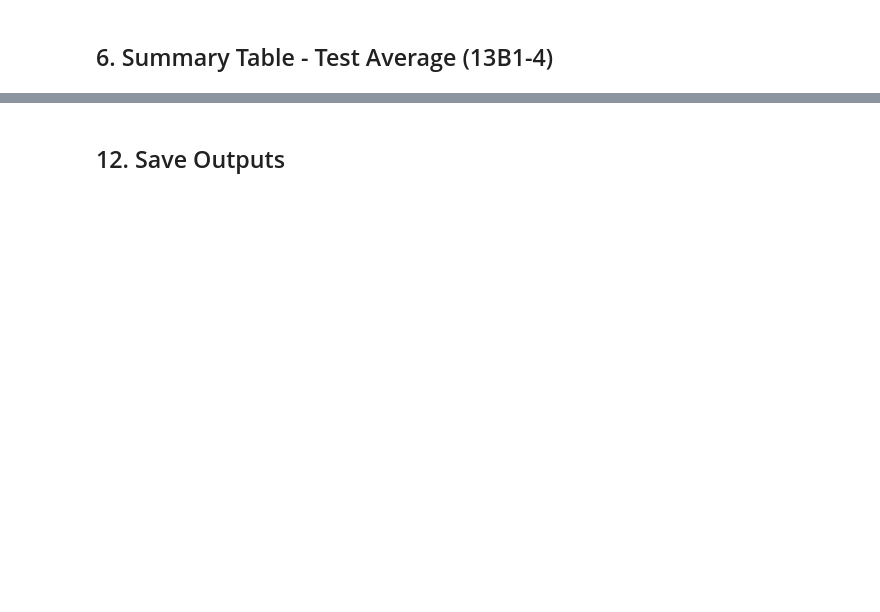
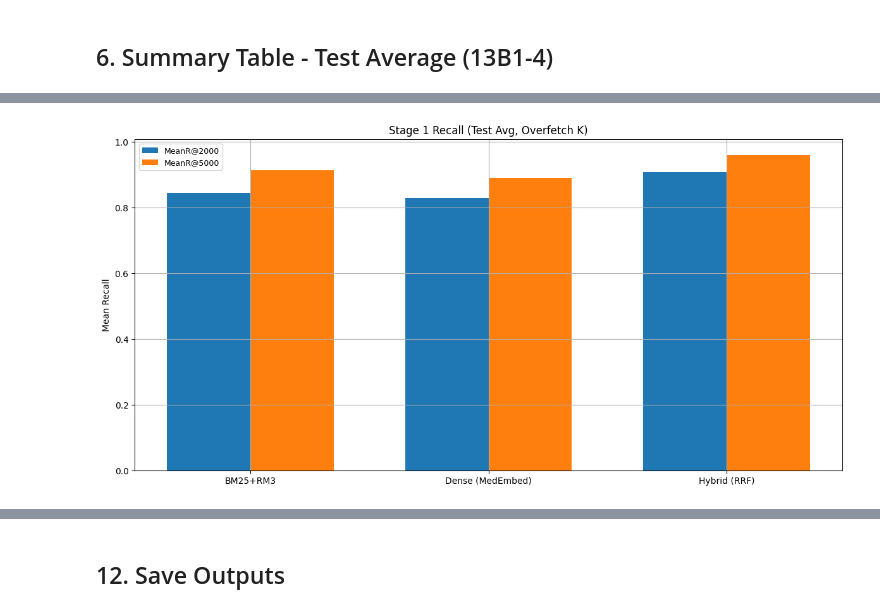
Before and after one commit to fulaibaowang/BioASQ, a Jupyter notebook: notebooks/analyze_results.ipynb, the cells around one changed output, grey strips where cells are left out. Saved outputs shown, nothing was run; the diff lists cells and outputs as text; code cells hidden in the pictures; blank space fills up the shorter version.

```diff
--- a/notebooks/analyze_results.ipynb
+++ b/notebooks/analyze_results.ipynb
@@ -303,0 +261,99 @@ plt.show()
+# %%
+# --- Stage 1: Recall at overfetch K (2000/5000) ---
+stage1_methods = ["BM25+RM3", "Dense (MedEmbed)", "Hybrid (RRF)"]
+
+rows = []
+for method in stage1_methods:
+    data = df_test[df_test["method"] == method]
+    if data.empty:
+        continue
+    row = {"method": method}
+    for k in [2000, 5000]:
+        col = f"MeanR@{k}"
+        row[col] = data[col].mean() if col in data.columns else np.nan
+    rows.append(row)
+
+stage1_overfetch_df = pd.DataFrame(rows)
+print(stage1_overfetch_df.round(3).to_string(index=False))
+
+fig, ax = plt.subplots()
+x = np.arange(len(stage1_overfetch_df))
+width = 0.35
+
+ax.bar(x - width / 2, stage1_overfetch_df["MeanR@2000"], width, label="MeanR@2000")
+ax.bar(x + width / 2, stage1_overfetch_df["MeanR@5000"], width, label="MeanR@5000")
+
+ax.set_xticks(x)
+ax.set_xticklabels(stage1_overfetch_df["method"], rotation=0)
+ax.set_ylabel("Mean Recall")
+ax.set_title("Stage 1 Recall (Test Avg, Overfetch K)")
+ax.legend(fontsize=9)
+
+fig_path = figures_dir / "03_stage1_overfetch_recall.png"
+plt.tight_layout()
+plt.savefig(fig_path, dpi=150, bbox_inches="tight")
+print("Saved:", fig_path)
+plt.show()
+
+# --- Rerankers: Precision at top ranks (MAP@10, MRR@10) ---
+reranker_methods = ["Reranker MiniLM", "BGE v2 (len=200)", "BGE v2 (len=512)"]
+
+reranker_precision_df = df_summary[df_summary["method"].isin(reranker_methods)].copy()
+reranker_precision_df = reranker_precision_df.dropna(subset=["MAP@10", "MRR@10"])
+
+fig, axes = plt.subplots(1, 2, figsize=(14, 5))
+
+ax = axes[0]
+ax.barh(reranker_precision_df["method"], reranker_precision_df["MAP@10"])
+ax.set_xlabel("MAP@10")
+ax.set_title("Reranker MAP@10 (Test Avg)")
+
+ax = axes[1]
+ax.barh(reranker_precision_df["method"], reranker_precision_df["MRR@10"])
+ax.set_xlabel("MRR@10")
+ax.set_title("Reranker MRR@10 (Test Avg)")
+
+fig_path = figures_dir / "04_reranker_precision.png"
+plt.tight_layout()
+plt.savefig(fig_path, dpi=150, bbox_inches="tight")
+print("Saved:", fig_path)
+plt.show()
+
+# --- Rerankers: Recall at smaller K (200/500) ---
+rows = []
+for method in reranker_methods:
+    data = df_test[df_test["method"] == method]
+    if data.empty:
+        continue
+    row = {"method": method}
+    for k in [200, 500]:
+        col = f"MeanR@{k}"
+        row[col] = data[col].mean() if col in data.columns else np.nan
+    rows.append(row)
+
+reranker_recall_df = pd.DataFrame(rows)
+print(reranker_recall_df.round(3).to_string(index=False))
+
+hybrid_row = stage1_overfetch_df[stage1_overfetch_df["method"] == "Hybrid (RRF)"]
+if not hybrid_row.empty and "MeanR@2000" in hybrid_row.columns:
+    print("Hybrid MeanR@2000 (test avg):", float(hybrid_row["MeanR@2000"]))
+
+fig, ax = plt.subplots()
+x = np.arange(len(reranker_recall_df))
+width = 0.35
+
+ax.bar(x - width / 2, reranker_recall_df["MeanR@200"], width, label="MeanR@200")
+ax.bar(x + width / 2, reranker_recall_df["MeanR@500"], width, label="MeanR@500")
+
+ax.set_xticks(x)
+ax.set_xticklabels(reranker_recall_df["method"], rotation=0)
+ax.set_ylabel("Mean Recall")
+ax.set_title("Reranker Recall at Smaller K (Test Avg)")
+ax.legend(fontsize=9)
+
+fig_path = figures_dir / "05_reranker_recall_small_k.png"
+plt.tight_layout()
+plt.savefig(fig_path, dpi=150, bbox_inches="tight")
+print("Saved:", fig_path)
+plt.show()
+# %% [output]
@@ -303,0 +365 @@ plt.show()
+[figure, added]
```
Also changed, not shown: parts of 23 cells of this notebook, 2 other files.
